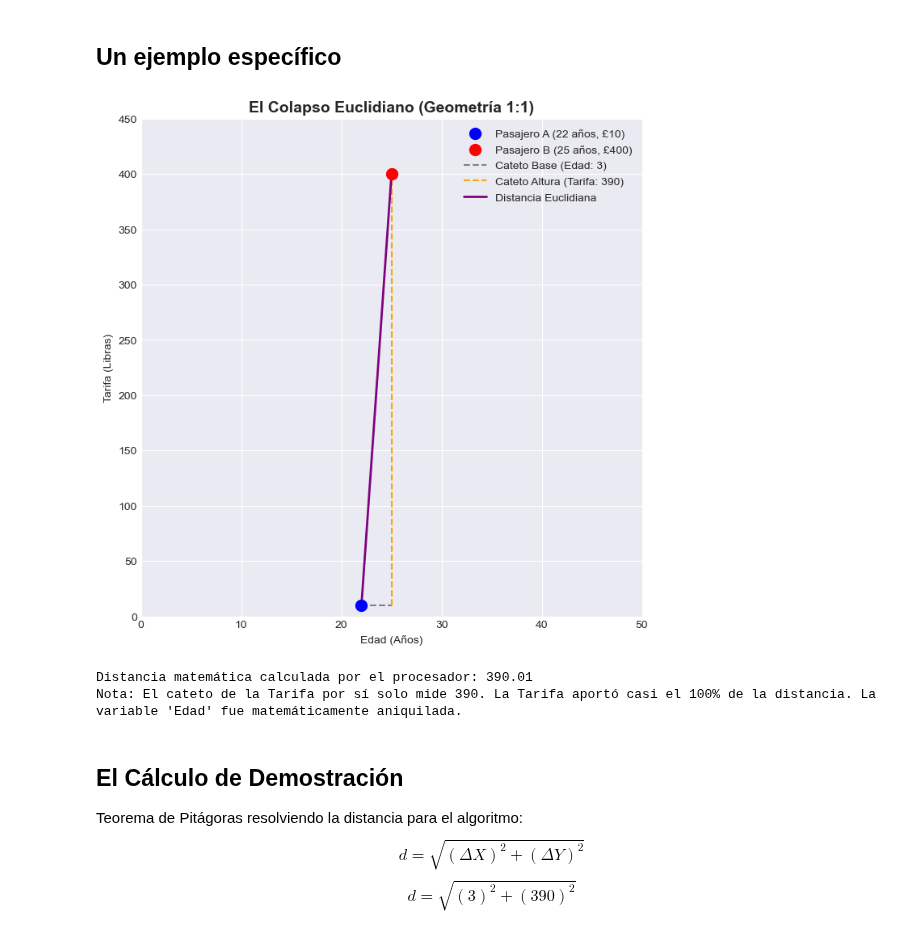
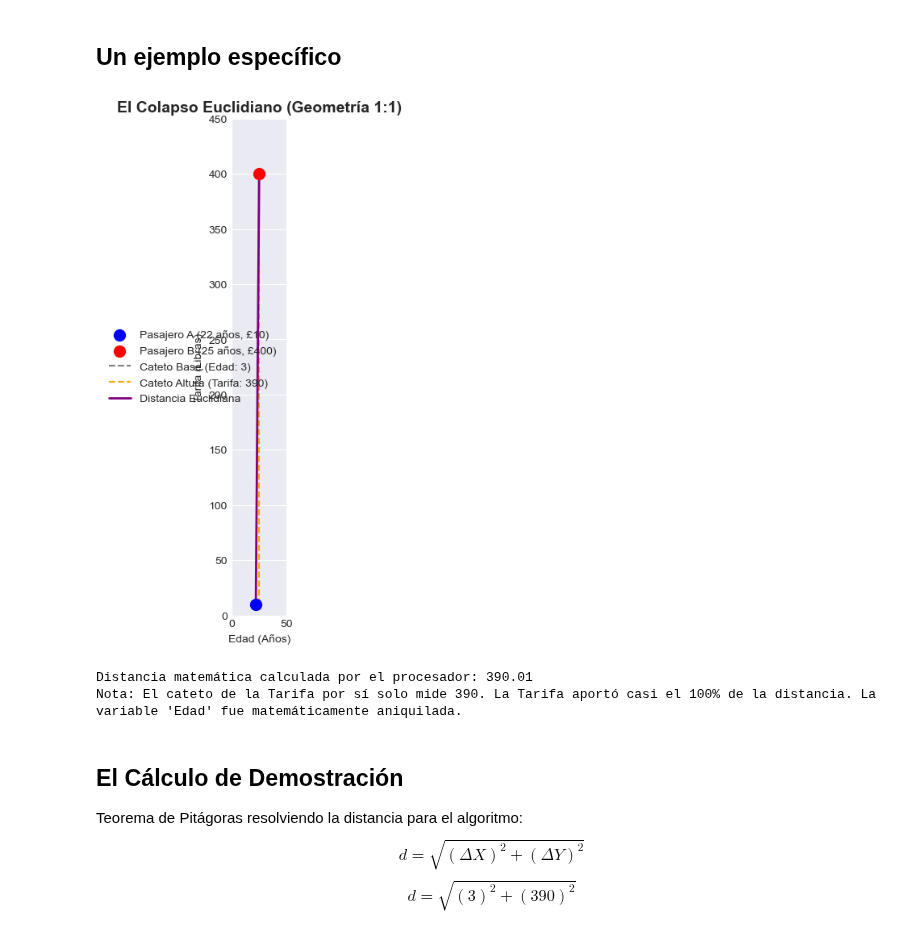
Before and after one commit to XimenaVargasGamez/MineriadeDatos, a Jupyter notebook: EntornoVirtual/Semana5/Activiades/05-DataGeometry_1.ipynb, the cells around one changed output. Cells and saved outputs as stored; diff of their text form; code cells hidden in the pictures.

```diff
--- a/EntornoVirtual/Semana5/Activiades/05-DataGeometry_1.ipynb
+++ b/EntornoVirtual/Semana5/Activiades/05-DataGeometry_1.ipynb
@@ -34,35 +34,35 @@ B = np.array([25, 400])
 
 
 fig, ax = plt.subplots(figsize=(8, 8))
 
 
 ax.scatter(A[0], A[1], color='blue', s=100, label='Pasajero A (22 años, £10)', zorder=5)
 ax.scatter(B[0], B[1], color='red', s=100, label='Pasajero B (25 años, £400)', zorder=5)
 
 
 ax.plot([A[0], B[0]], [A[1], A[1]], color='gray', linestyle='--', label='Cateto Base (Edad: 3)')
 ax.plot([B[0], B[0]], [A[1], B[1]], color='orange', linestyle='--', label='Cateto Altura (Tarifa: 390)')
 
 
 ax.plot([A[0], B[0]], [A[1], B[1]], color='purple', linewidth=2, label='Distancia Euclidiana')
 
 
-# ax.set_aspect('equal', adjustable='box')
+ax.set_aspect('equal', adjustable='box')
 
 ax.set_xlim(0, 50)
 ax.set_ylim(0, 450)
 ax.set_title("El Colapso Euclidiano (Geometría 1:1)", fontsize=14, fontweight='bold')
 ax.set_xlabel("Edad (Años)")
 ax.set_ylabel("Tarifa (Libras)")
 ax.legend()
 plt.show()
 
 
 distancia = np.linalg.norm(B - A)
 print(f"Distancia matemática calculada por el procesador: {distancia:.2f}")
 print("Nota: El cateto de la Tarifa por sí solo mide 390. La Tarifa aportó casi el 100% de la distancia. La variable 'Edad' fue matemáticamente aniquilada.")
 # %% [output]
-[figure, old version]
+[figure, new version]
 Distancia matemática calculada por el procesador: 390.01
 Nota: El cateto de la Tarifa por sí solo mide 390. La Tarifa aportó casi el 100% de la distancia. La variable 'Edad' fue matemáticamente aniquilada.
 # %% [markdown]
```
Also changed, not shown: parts of 8 cells of this notebook.
